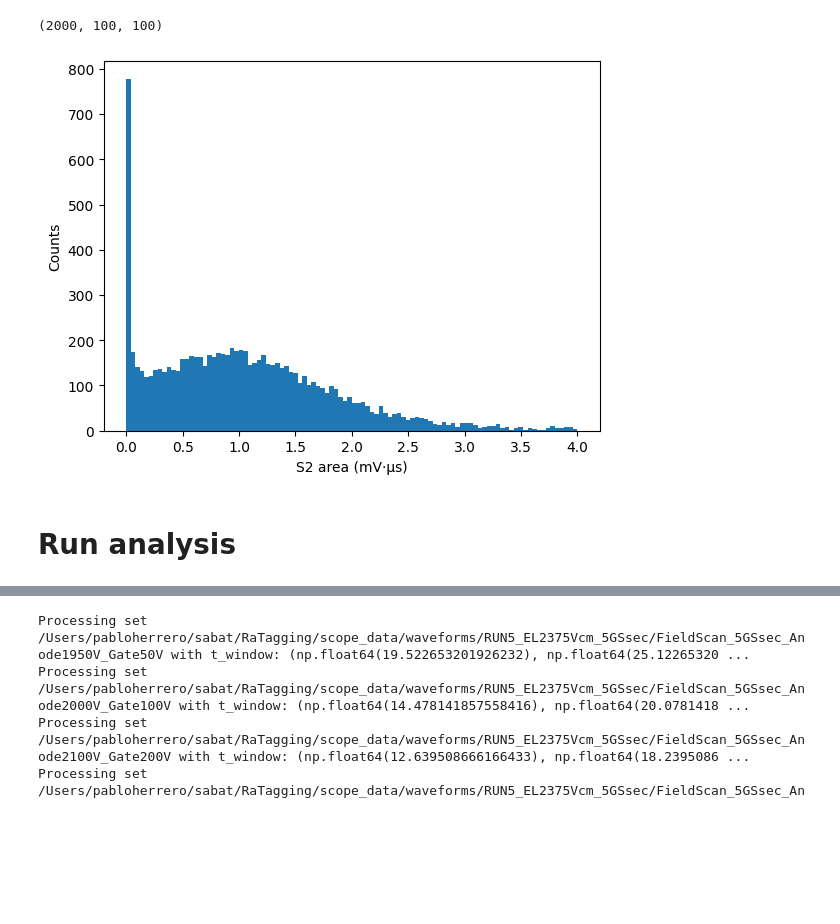
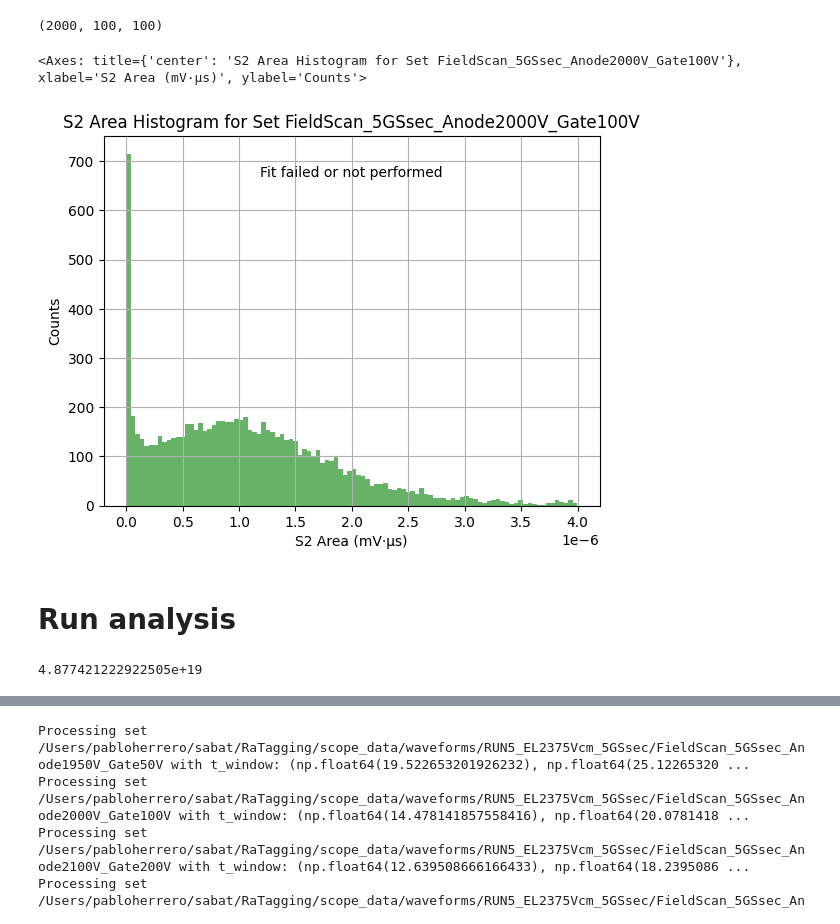
Before and after one commit to proscrite/RaTag, a Jupyter notebook: notebooks/s2_transformation_FP.ipynb, the cells around one changed output, grey strips where cells are left out. Drawn from its saved outputs; the diff is of its cells as text; code cells hidden in the pictures; blank space fills up the shorter version.

```diff
--- a/notebooks/s2_transformation_FP.ipynb
+++ b/notebooks/s2_transformation_FP.ipynb
@@ -43,19 +42,18 @@ np.float64(1.4571361031368357)
 # %% [markdown]
 ## Test with single set
 # %%
-set100 = meas.SetPmt.from_directory(meas_path)
+set100 = constructors.set_from_dir(meas_path)
 set100.filenames[:3]
 set100.metadata['anode'], set100.metadata['gate'], set100.metadata.get('gate')
 # %% [output]
 (2000, 100, 100)
 # %%
-areas_100 = meas.integrate_set_s2(set100, t_window=(11.17, 18.17), n_pedestal=2000, threshold=0.8, dt=2e-4)
+areas_100 = analysis.integrate_set_s2(set100, t_window=(11.17, 18.17), n_pedestal=2000, threshold=0.8, dt=2e-4)
 # %%
-areas_100_cut = areas_100[areas_100 < 4]
-plt.hist(areas_100_cut, bins=100, histtype='stepfilled');
-plt.gca().set(xlabel='S2 area (mV·µs)', ylabel='Counts');
+plotting.plot_hist_fit(areas_100, nbins=100, bin_cuts=(0, 4e-6))
 # %% [output]
+<Axes: title={'center': 'S2 Area Histogram for Set FieldScan_5GSsec_Anode2000V_Gate100V'}, xlabel='S2 Area (mV·µs)', ylabel='Counts'>
-[figure, old version]
+[figure, new version]
 # %% [markdown]
 # Run analysis
 # %%
@@ -70,11 +68,15 @@ run5 = Run(
     el_gap = 0.8,               # cm
     drift_gap = 1.4,            # cm
 
-    bs_window = (-1.5e-5, -1.2e-5), # s
-    width_s2 = 5.6e-6                # s
+    width_s2 = 5.6                # µs
 )
 
-run5 = run5.sets_from_dir();
+run5 = constructors.populate_run(run5)
+run5 = transport.with_gas_density(run5)
+
+run5.gas_density
+# %% [output]
+4.877421222922505e+19
 # %%
 run5.sets[0].metadata
 # %% [output]
```
Also changed, not shown: parts of 3 cells of this notebook, 4 other files.
